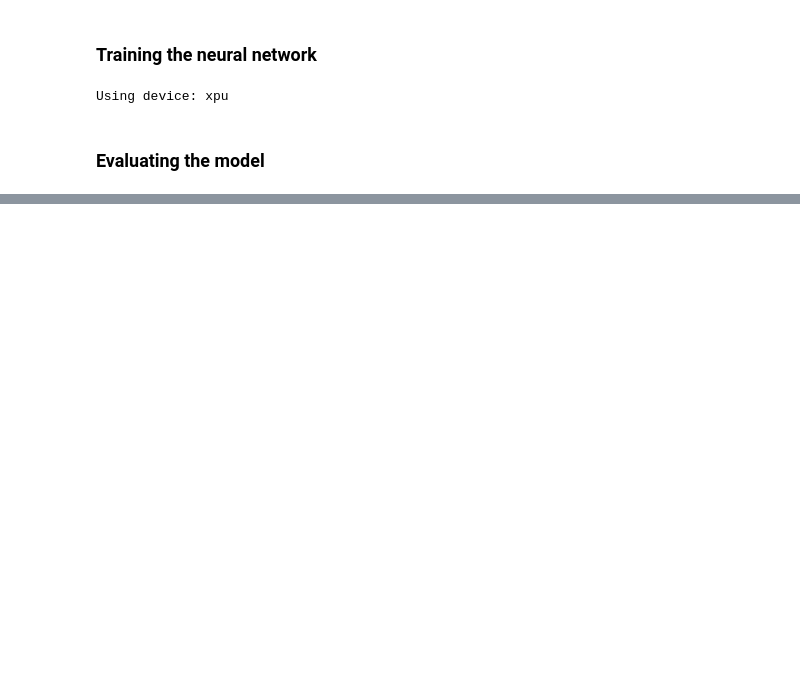
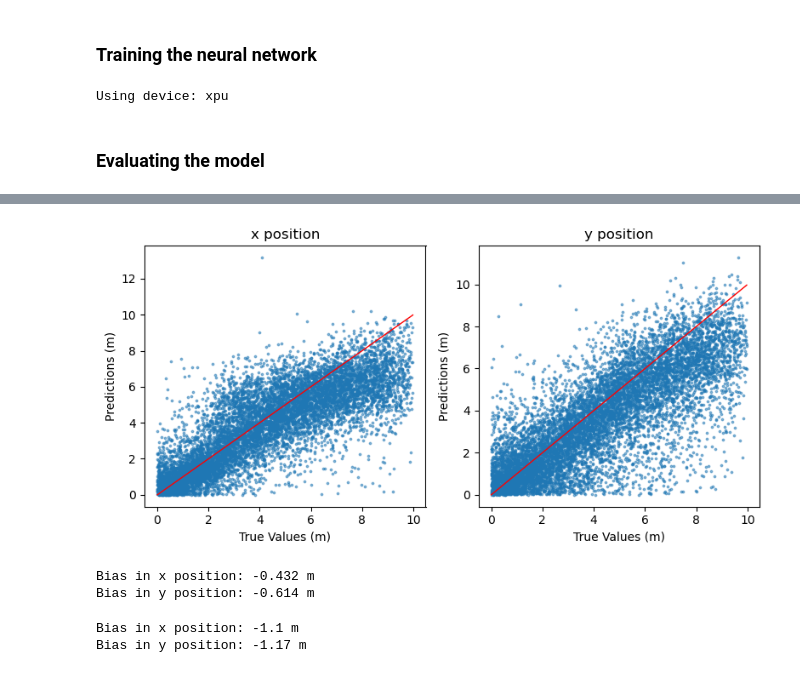
Before and after one commit to juan-prado-7/imapp-deep-learning, a Jupyter notebook: advanced-deep-learning/ex4-ice-cube-2d-gnn.ipynb, the cells around one changed output, grey strips where cells are left out. Cells and saved outputs as stored; diff of their text form; code cells hidden in the pictures; blank space fills up the shorter version.

```diff
--- a/advanced-deep-learning/ex4-ice-cube-2d-gnn.ipynb
+++ b/advanced-deep-learning/ex4-ice-cube-2d-gnn.ipynb
@@ -344,0 +358,28 @@ Std of y position: 1.96 m
+# %%
+# Analysis with the absolute values
+abs_pos_test = np.abs(pos_test)
+abs_pos_test_pred = np.abs(pos_test_pred)
+
+dl.plot_predicted_vs_true(abs_pos_test, abs_pos_test_pred, n_labels=2,
+                          label_names=['x position', 'y position'], units = ['m', 'm'],
+                          PATH=None)
+
+bias, _ = dl.get_bias_std(abs_pos_test, abs_pos_test_pred)
+
+print(f"Bias in x position: {bias[0]:.3g} m")
+print(f"Bias in y position: {bias[1]:.3g} m")
+# %% [output]
+[figure, added]
+Bias in x position: -0.432 m
+Bias in y position: -0.614 m
+# %%
+lim = 7
+mask = (abs_pos_test[:, 0] > lim) | (abs_pos_test[:, 1] > lim)
+
+bias, _ = dl.get_bias_std(abs_pos_test[mask], abs_pos_test_pred[mask])
+
+print(f"Bias in x position: {bias[0]:.3g} m")
+print(f"Bias in y position: {bias[1]:.3g} m")
+# %% [output]
+Bias in x position: -1.1 m
+Bias in y position: -1.17 m
```
Also changed, not shown: parts of 8 cells of this notebook, 1 other file.
